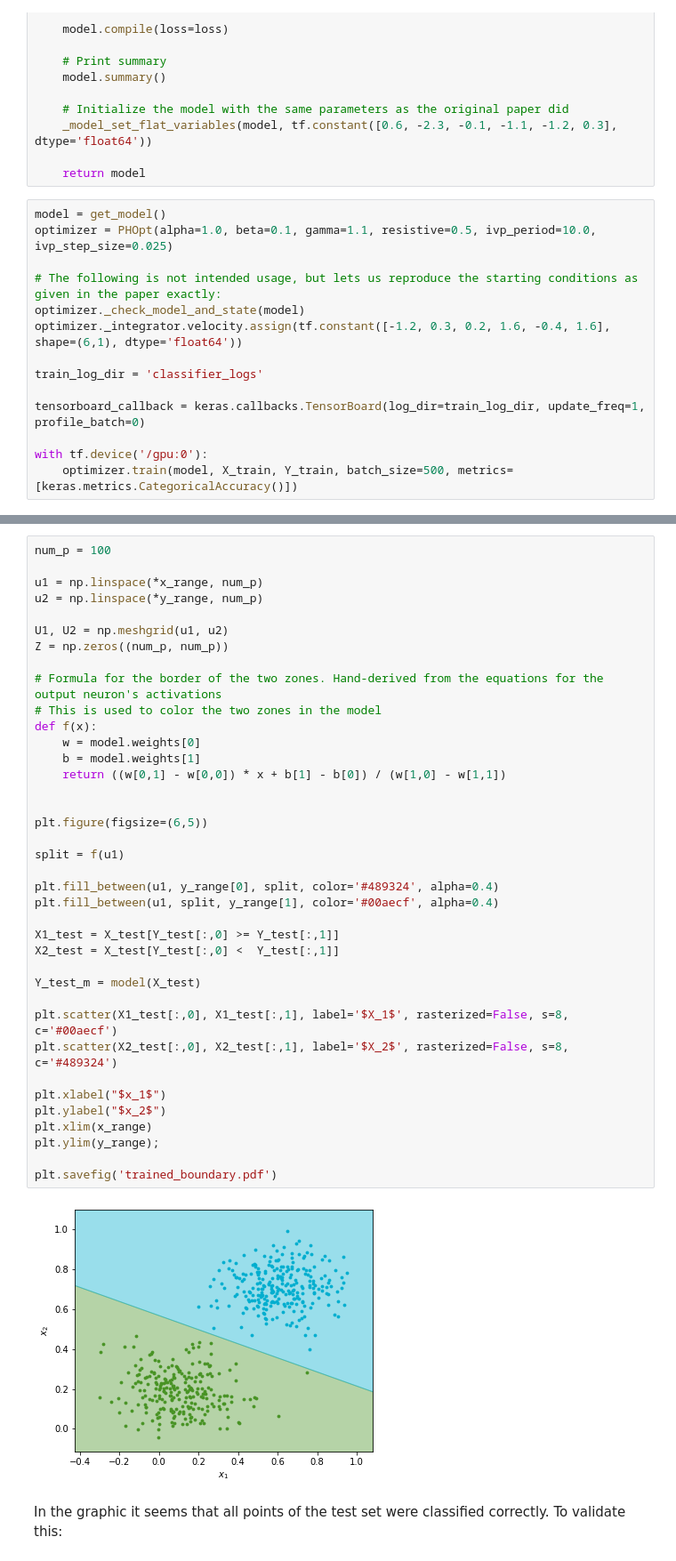
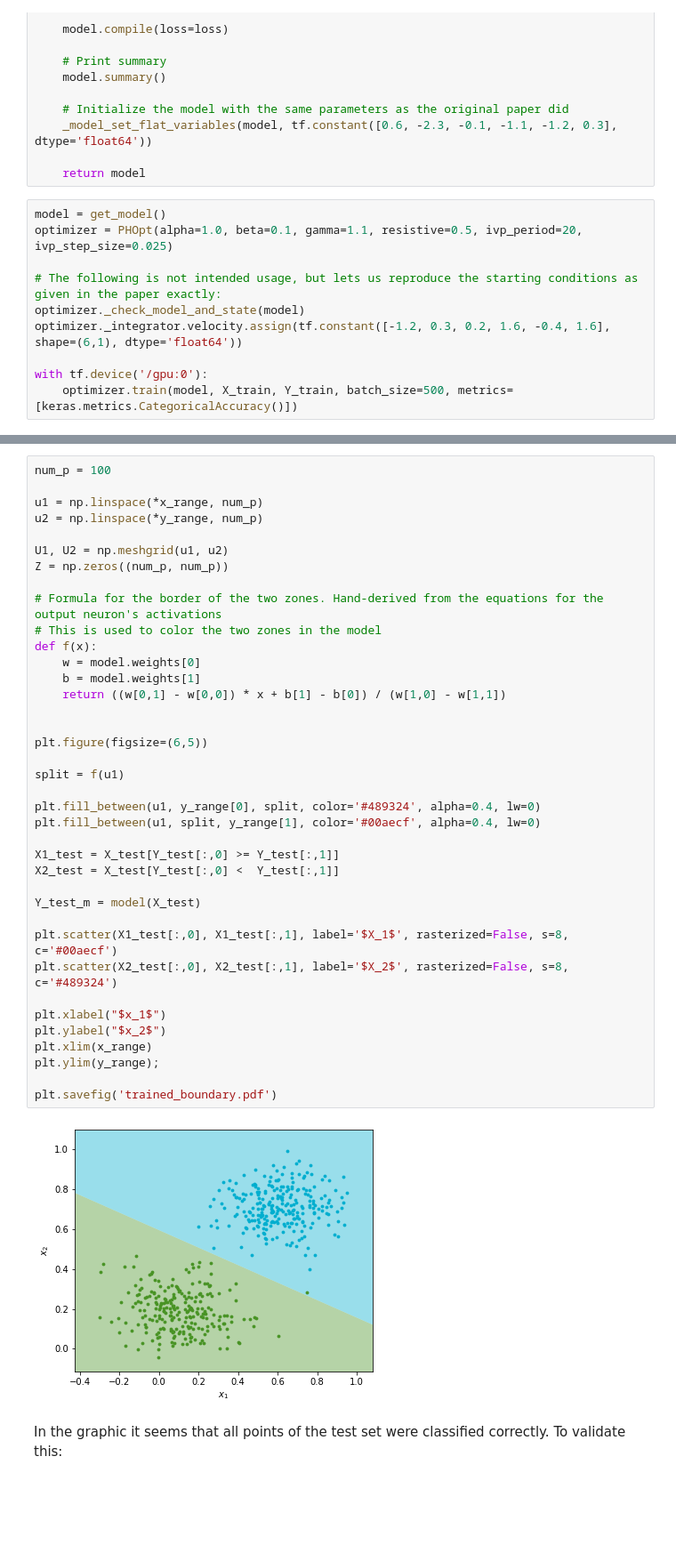
Before and after one commit to esclear/ph-nn, a Jupyter notebook: Linear_Boundary.ipynb, the cells around one changed output, grey strips where cells are left out. Shown at 89% size. Cells and saved outputs as stored; diff of their text form; blank space fills up the shorter version.

Commit message:
Update linear classifier example

```diff
--- a/Linear_Boundary.ipynb
+++ b/Linear_Boundary.ipynb
@@ -78,16 +75,12 @@ def get_model():
     return model
 # %%
 model = get_model()
-optimizer = PHOpt(alpha=1.0, beta=0.1, gamma=1.1, resistive=0.5, ivp_period=10.0, ivp_step_size=0.025)
+optimizer = PHOpt(alpha=1.0, beta=0.1, gamma=1.1, resistive=0.5, ivp_period=20, ivp_step_size=0.025)
 
 # The following is not intended usage, but lets us reproduce the starting conditions as given in the paper exactly:
 optimizer._check_model_and_state(model)
 optimizer._integrator.velocity.assign(tf.constant([-1.2, 0.3, 0.2, 1.6, -0.4, 1.6], shape=(6,1), dtype='float64'))
 
-train_log_dir = 'classifier_logs'
-
-tensorboard_callback = keras.callbacks.TensorBoard(log_dir=train_log_dir, update_freq=1, profile_batch=0)
-
 with tf.device('/gpu:0'):
     optimizer.train(model, X_train, Y_train, batch_size=500, metrics=[keras.metrics.CategoricalAccuracy()])
 # %% [output]
@@ -120,36 +111,36 @@ U1, U2 = np.meshgrid(u1, u2)
 Z = np.zeros((num_p, num_p))
 
 # Formula for the border of the two zones. Hand-derived from the equations for the output neuron's activations
 # This is used to color the two zones in the model
 def f(x):
     w = model.weights[0]
     b = model.weights[1]
     return ((w[0,1] - w[0,0]) * x + b[1] - b[0]) / (w[1,0] - w[1,1])
 
 
 plt.figure(figsize=(6,5))
 
 split = f(u1)
 
-plt.fill_between(u1, y_range[0], split, color='#489324', alpha=0.4)
-plt.fill_between(u1, split, y_range[1], color='#00aecf', alpha=0.4)
+plt.fill_between(u1, y_range[0], split, color='#489324', alpha=0.4, lw=0)
+plt.fill_between(u1, split, y_range[1], color='#00aecf', alpha=0.4, lw=0)
 
 X1_test = X_test[Y_test[:,0] >= Y_test[:,1]]
 X2_test = X_test[Y_test[:,0] <  Y_test[:,1]]
 
 Y_test_m = model(X_test)
 
 plt.scatter(X1_test[:,0], X1_test[:,1], label='$X_1$', rasterized=False, s=8, c='#00aecf')
 plt.scatter(X2_test[:,0], X2_test[:,1], label='$X_2$', rasterized=False, s=8, c='#489324')
 
 plt.xlabel("$x_1$")
 plt.ylabel("$x_2$")
 plt.xlim(x_range)
 plt.ylim(y_range);
 
 plt.savefig('trained_boundary.pdf')
 # %% [output]
-[figure, old version]
+[figure, new version]
 # %% [markdown]
 In the graphic it seems that all points of the test set were classified correctly.
 To validate this:
```
Also changed, not shown: parts of 8 cells of this notebook, 6 other files.
